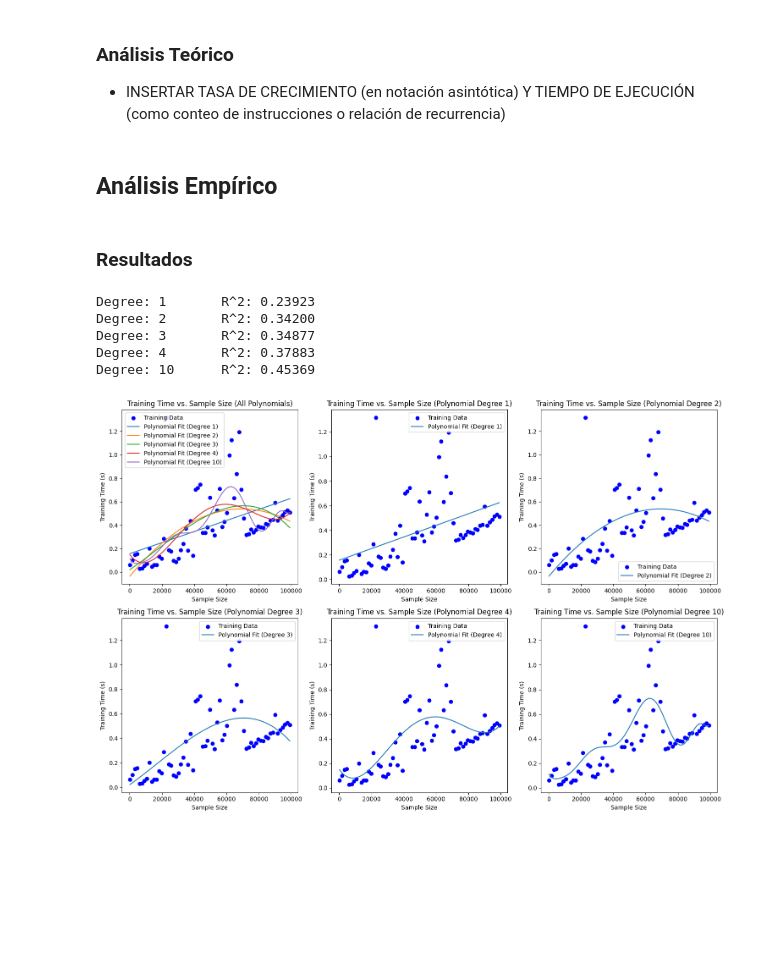
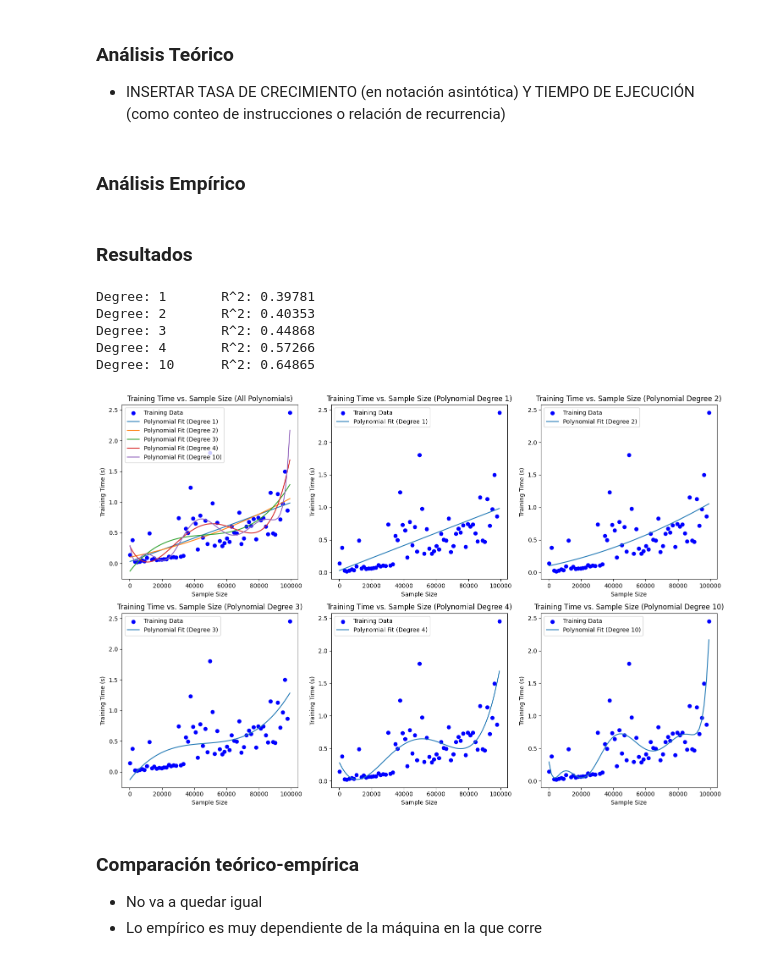
Before and after one commit to Mendezg1/LR-NBAnalisys, a Jupyter notebook: MLAnalysis.ipynb, the cells around one changed output. Drawn from its saved outputs; the diff is of its cells as text; code cells hidden in the pictures; blank space fills up the shorter version.

```diff
--- a/MLAnalysis.ipynb
+++ b/MLAnalysis.ipynb
@@ -163,7 +198,7 @@ Fuentes: [Documentación Linear Regression SKlearn](https://scikit-learn.org/sta
 ### Análisis Teórico
 * INSERTAR TASA DE CRECIMIENTO (en notación asintótica) Y TIEMPO DE EJECUCIÓN (como conteo de instrucciones o relación de recurrencia)
 # %% [markdown]
-## Análisis Empírico
+### Análisis Empírico
 # %%
 NOISE = 0.1  # Desviación estándar del ruido añadido a las observaciones
 # %%
@@ -212,44 +245,13 @@ degrees = [1, 2, 3, 4, 10]
-# %%
-training_times = [result['training_time'] for result in linear_regression_results]
-sample_sizes = [result['sample_size'] for result in linear_regression_results]
-
-polynomial_fits = []
-
-for degree in degrees:
-    poly = np.poly1d(np.polyfit(sample_sizes, training_times, degree))
-    polynomial_fits.append(poly)
-    r2 = calculate_r2(sample_sizes, training_times, poly)
-    print(f"Degree: {degree}\tR^2: {r2:.5f}")
-
-# Create a grid of plots
-fig, axs = plt.subplots(2, 3, figsize=(15, 10))
-
-# Main plot with all polynomials
-axs[0, 0].scatter(sample_sizes, training_times, color='blue', label='Training Data')
-for degree, fit in zip(degrees, polynomial_fits):
-    axs[0, 0].plot(sample_sizes, fit(sample_sizes), label=f'Polynomial Fit (Degree {degree})')
-axs[0, 0].set_xlabel('Sample Size')
-axs[0, 0].set_ylabel('Training Time (s)')
-axs[0, 0].set_title('Training Time vs. Sample Size (All Polynomials)')
-axs[0, 0].legend()
-
-# Individual plots for each polynomial
-for i, (degree, fit) in enumerate(zip(degrees, polynomial_fits)):
-    row = (i + 1) // 3
-    col = (i + 1) % 3
-    axs[row, col].scatter(sample_sizes, training_times, color='blue', label='Training Data')
-    axs[row, col].plot(sample_sizes, fit(sample_sizes), label=f'Polynomial Fit (Degree {degree})')
-    axs[row, col].set_xlabel('Sample Size')
-    axs[row, col].set_ylabel('Training Time (s)')
-    axs[row, col].set_title(f'Training Time vs. Sample Size (Polynomial Degree {degree})')
-    axs[row, col].legend()
-
-plt.tight_layout()
-plt.show()
-# %% [output]
-Degree: 1       R^2: 0.23923
-Degree: 2       R^2: 0.34200
-Degree: 3       R^2: 0.34877
-Degree: 4       R^2: 0.37883
-Degree: 10      R^2: 0.45369
-[figure, removed]
+# %%
+show_results(linear_regression_results)
+# %% [output]
+Degree: 1       R^2: 0.39781
+Degree: 2       R^2: 0.40353
+Degree: 3       R^2: 0.44868
+Degree: 4       R^2: 0.57266
+Degree: 10      R^2: 0.64865
+[figure, added]
+# %% [markdown]
+### Comparación teórico-empírica
+- No va a quedar igual
+- Lo empírico es muy dependiente de la máquina en la que corre
```
Also changed, not shown: parts of 14 cells of this notebook.
